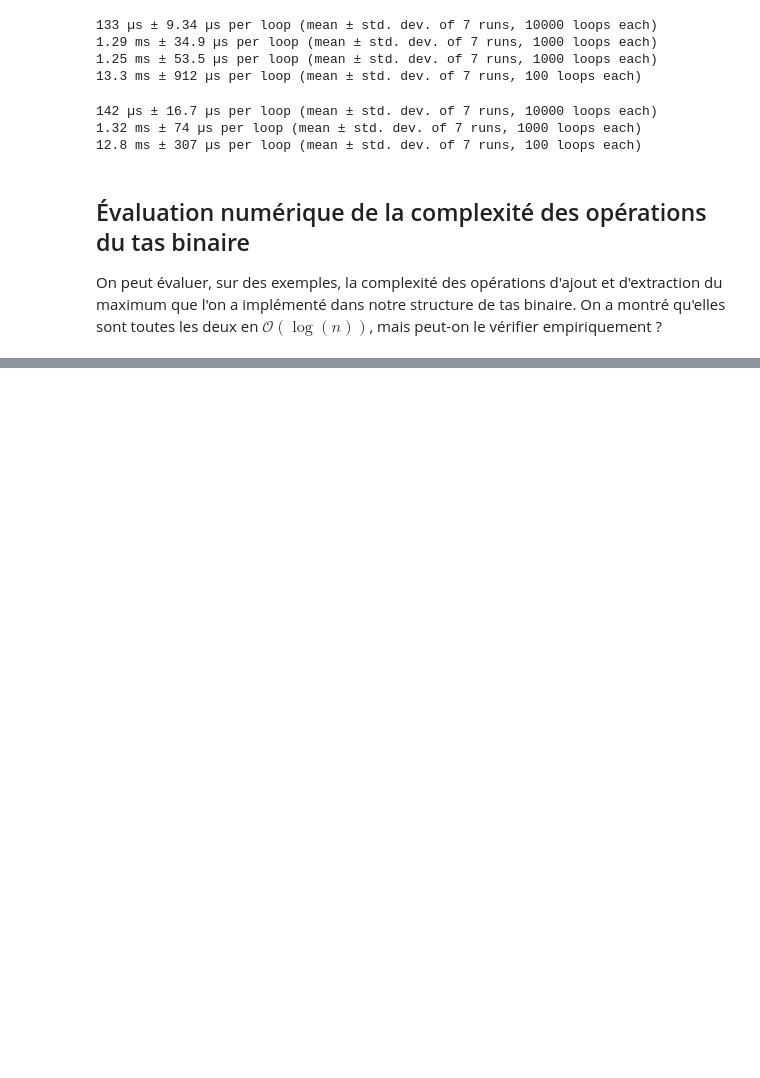
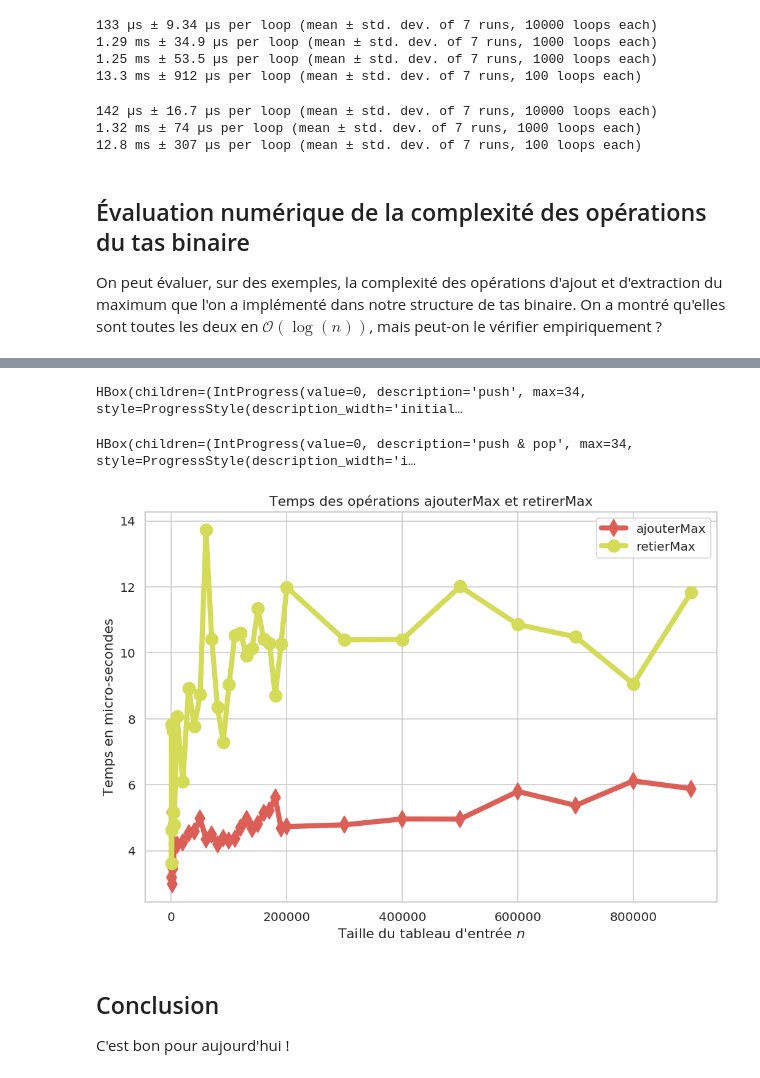
Before and after one commit to Naereen/ALGO1-Info1-2019, a Jupyter notebook: CoursMagistral_1.ipynb, the cells around one changed output, grey strips where cells are left out. Drawn from its saved outputs; the diff is of its cells as text; code cells hidden in the pictures; blank space fills up the shorter version.

Commit message:
Okay pour demain. On peut faire mieux, mais bon, on peut toujours nan ?

```diff
--- a/CoursMagistral_1.ipynb
+++ b/CoursMagistral_1.ipynb
@@ -800,0 +814,19 @@ KeyboardInterrupt:
+# %%
+visualisation_temps_push_and_pop(
+    [
+        100, 500, 1000, 2000, 3000, 4000, 5000,
+        10000, 20000, 30000, 40000, 50000, 60000, 70000, 80000, 90000, 100000,
+        110000, 120000, 130000, 140000, 150000, 160000, 170000, 180000, 190000, 200000,
+        300000, 400000, 500000, 600000, 700000, 800000, 900000,
+        #1000000, 2000000, 3000000, 4000000, 5000000, 6000000, 7000000, 8000000, 9000000,
+    ],
+    number1=20, number2=100,
+)
+# %% [output]
+HBox(children=(IntProgress(value=0, description='push', max=34, style=ProgressStyle(description_width='initial…
+HBox(children=(IntProgress(value=0, description='push & pop', max=34, style=ProgressStyle(description_width='i…
+[figure, added]
+# %% [markdown]
+## Conclusion
+
+C'est bon pour aujourd'hui !
```
Also changed, not shown: parts of 5 cells of this notebook.
